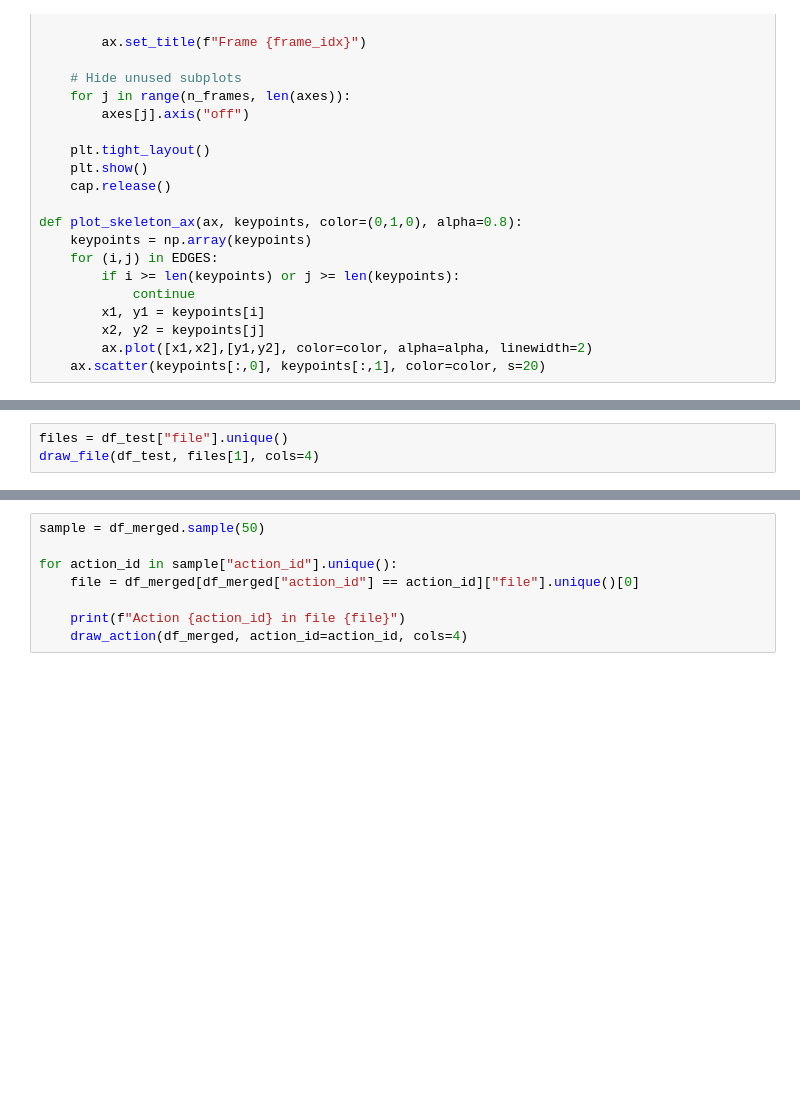
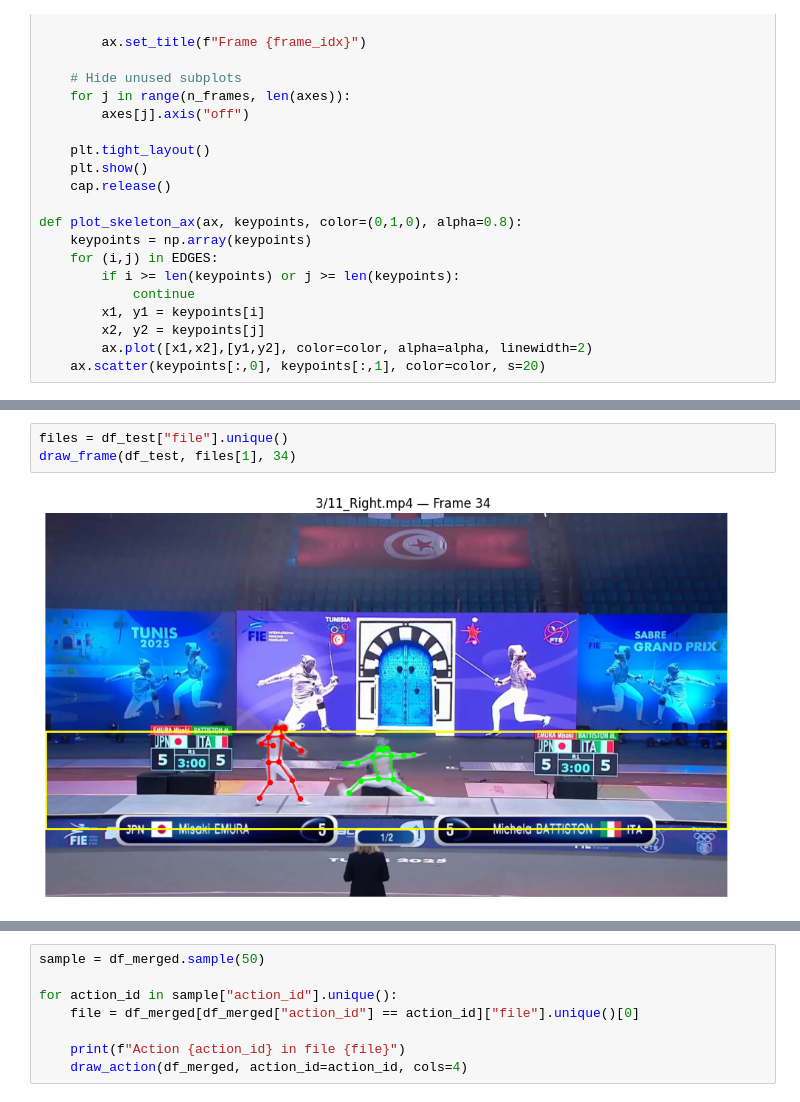
Before and after one commit to MistakesWereMaed/SaberPredict, a Jupyter notebook: Dataset/Processing/Notebooks/Visualization.ipynb, the cells around one changed output, grey strips where cells are left out. Drawn from its saved outputs; the diff is of its cells as text; blank space fills up the shorter version.

Commit message:
Added visualizations

```diff
--- a/Dataset/Processing/Notebooks/Visualization.ipynb
+++ b/Dataset/Processing/Notebooks/Visualization.ipynb
@@ -219,6 +290,8 @@ df_test.head()
 # %%
 files = df_test["file"].unique()
-draw_file(df_test, files[1], cols=4)
+draw_frame(df_test, files[1], 34)
+# %% [output]
+[figure, added]
 # %%
 df_keypoints = pd.read_csv(PATH_KEYPOINTS)
 df_actions = pd.read_csv(PATH_ACTIONS)
```
Also changed, not shown: parts of 13 cells of this notebook.
